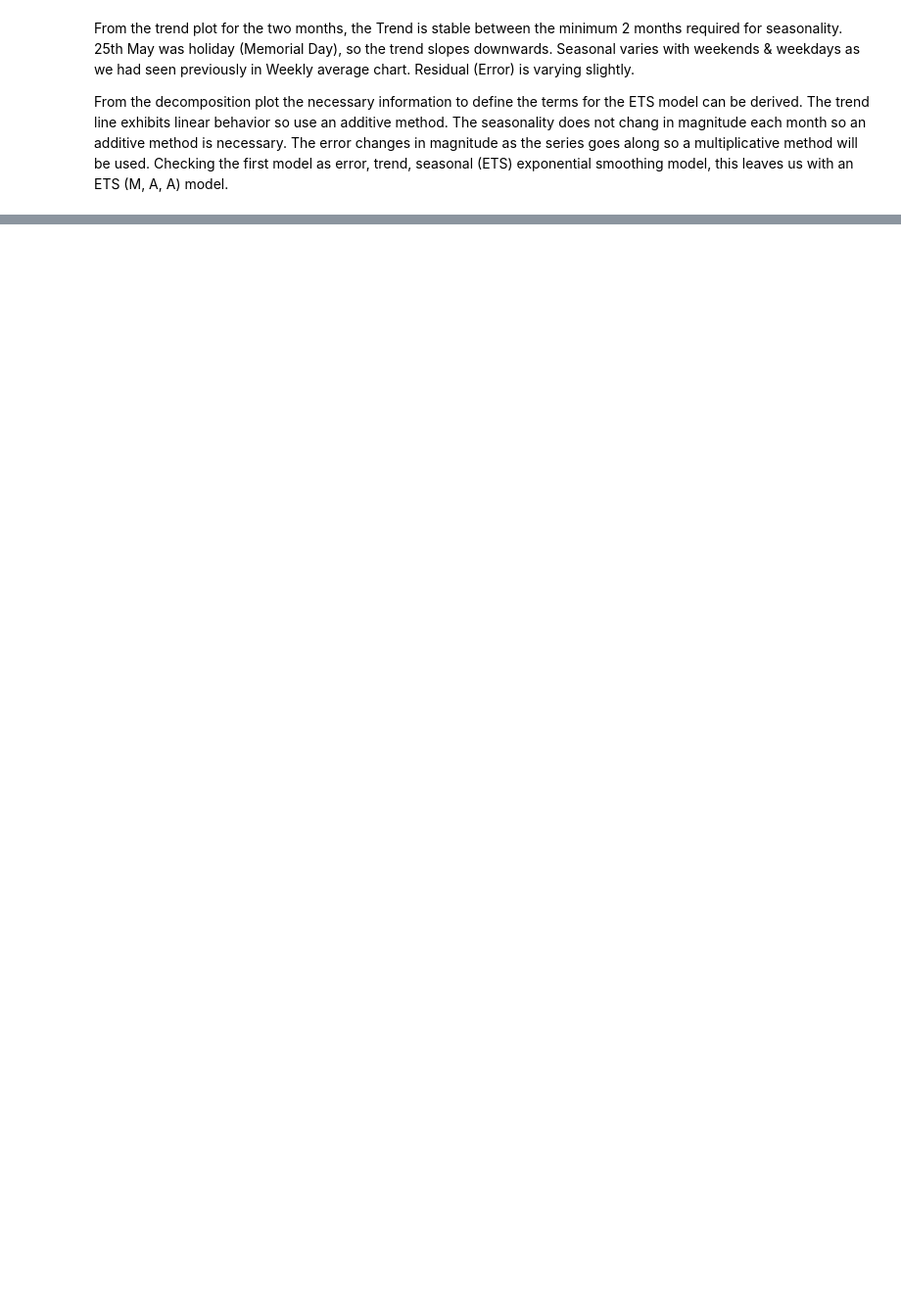
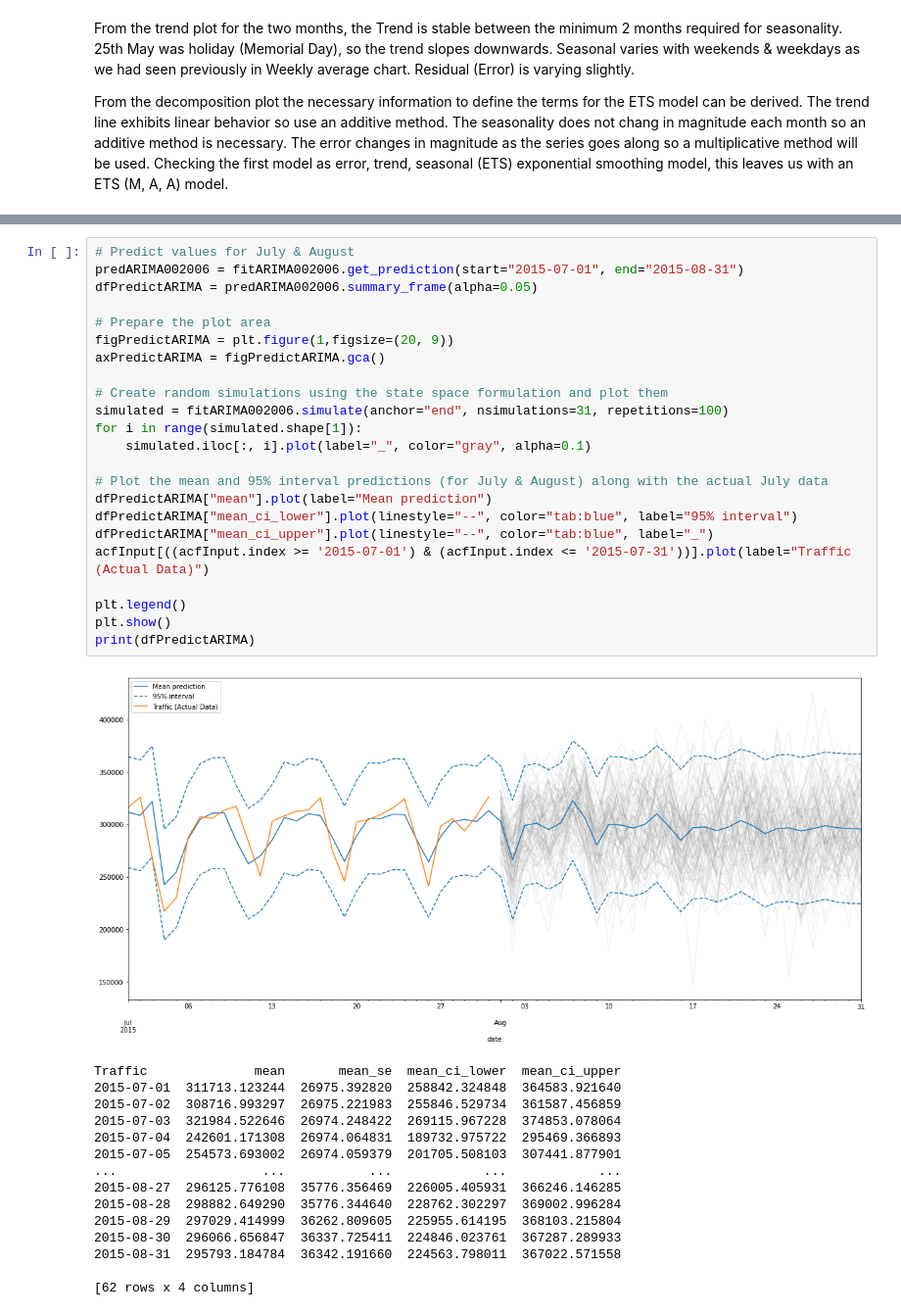
Before and after one commit to AdhirKirtikar/OCBCHack-IT, a Jupyter notebook: US Traffic 2015 Analysis.ipynb, the cells around one changed output, grey strips where cells are left out. Shown at 98% size. Drawn from its saved outputs; the diff is of its cells as text; blank space fills up the shorter version.

```diff
--- a/US Traffic 2015 Analysis.ipynb
+++ b/US Traffic 2015 Analysis.ipynb
@@ -671,0 +857,39 @@ print(dfPredictETS)
+# %%
+# Predict values for July & August
+predARIMA002006 = fitARIMA002006.get_prediction(start="2015-07-01", end="2015-08-31")
+dfPredictARIMA = predARIMA002006.summary_frame(alpha=0.05)
+
+# Prepare the plot area
+figPredictARIMA = plt.figure(1,figsize=(20, 9))
+axPredictARIMA = figPredictARIMA.gca()
+
+# Create random simulations using the state space formulation and plot them
+simulated = fitARIMA002006.simulate(anchor="end", nsimulations=31, repetitions=100)
+for i in range(simulated.shape[1]):
+    simulated.iloc[:, i].plot(label="_", color="gray", alpha=0.1)
+
+# Plot the mean and 95% interval predictions (for July & August) along with the actual July data
+dfPredictARIMA["mean"].plot(label="Mean prediction")
+dfPredictARIMA["mean_ci_lower"].plot(linestyle="--", color="tab:blue", label="95% interval")
+dfPredictARIMA["mean_ci_upper"].plot(linestyle="--", color="tab:blue", label="_")
+acfInput[((acfInput.index >= '2015-07-01') & (acfInput.index <= '2015-07-31'))].plot(label="Traffic (Actual Data)")
+
+plt.legend()
+plt.show()
+print(dfPredictARIMA)
+# %% [output]
+[figure, added]
+Traffic              mean       mean_se  mean_ci_lower  mean_ci_upper
+2015-07-01  311713.123244  26975.392820  258842.324848  364583.921640
+2015-07-02  308716.993297  26975.221983  255846.529734  361587.456859
+2015-07-03  321984.522646  26974.248422  269115.967228  374853.078064
+2015-07-04  242601.171308  26974.064831  189732.975722  295469.366893
+2015-07-05  254573.693002  26974.059379  201705.508103  307441.877901
+...                   ...           ...            ...            ...
+2015-08-27  296125.776108  35776.356469  226005.405931  366246.146285
+2015-08-28  298882.649290  35776.344640  228762.302297  369002.996284
+2015-08-29  297029.414999  36262.809605  225955.614195  368103.215804
+2015-08-30  296066.656847  36337.725411  224846.023761  367287.289933
+2015-08-31  295793.184784  36342.191660  224563.798011  367022.571558
+
+[62 rows x 4 columns]
```
Also changed, not shown: parts of 17 cells of this notebook.
